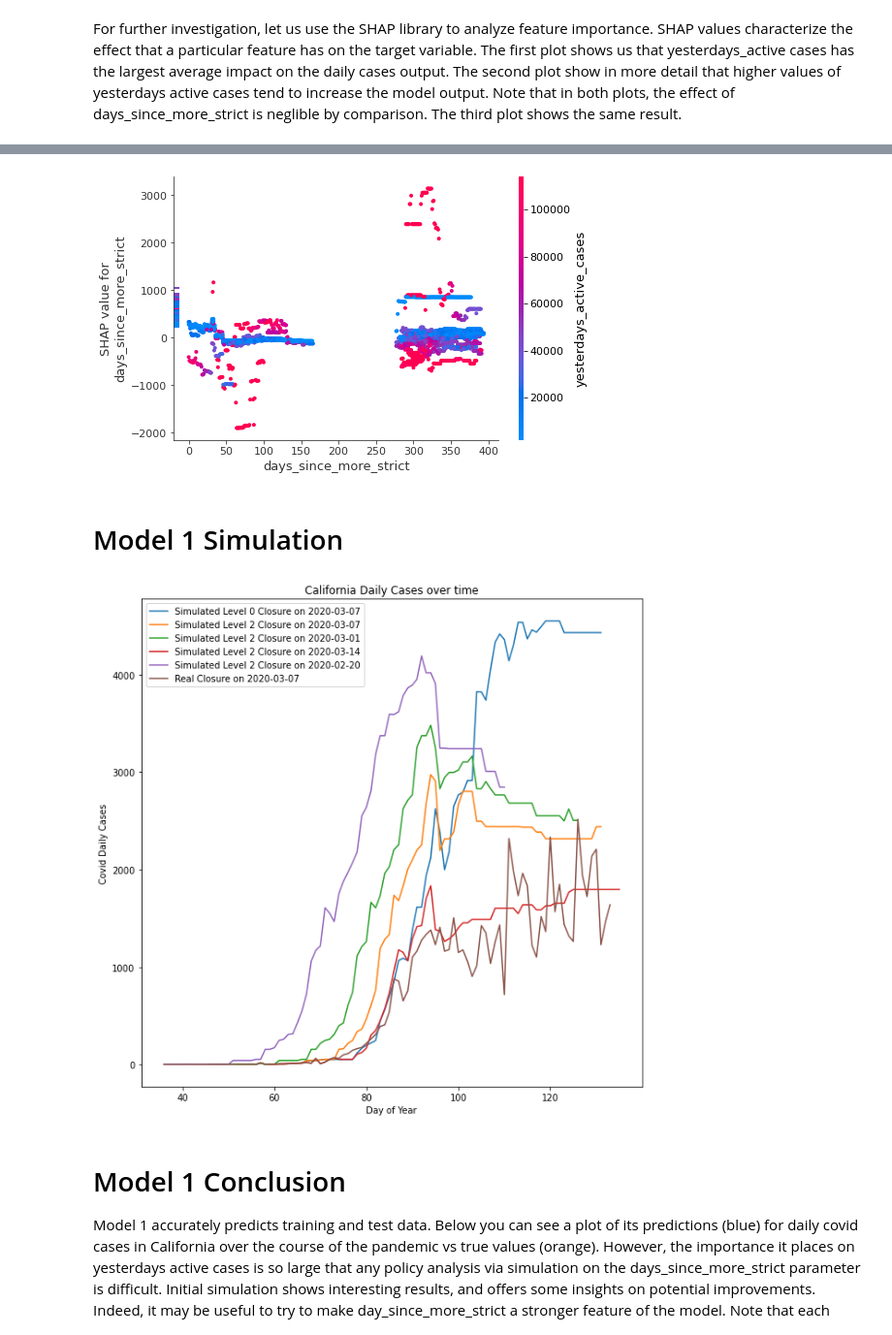
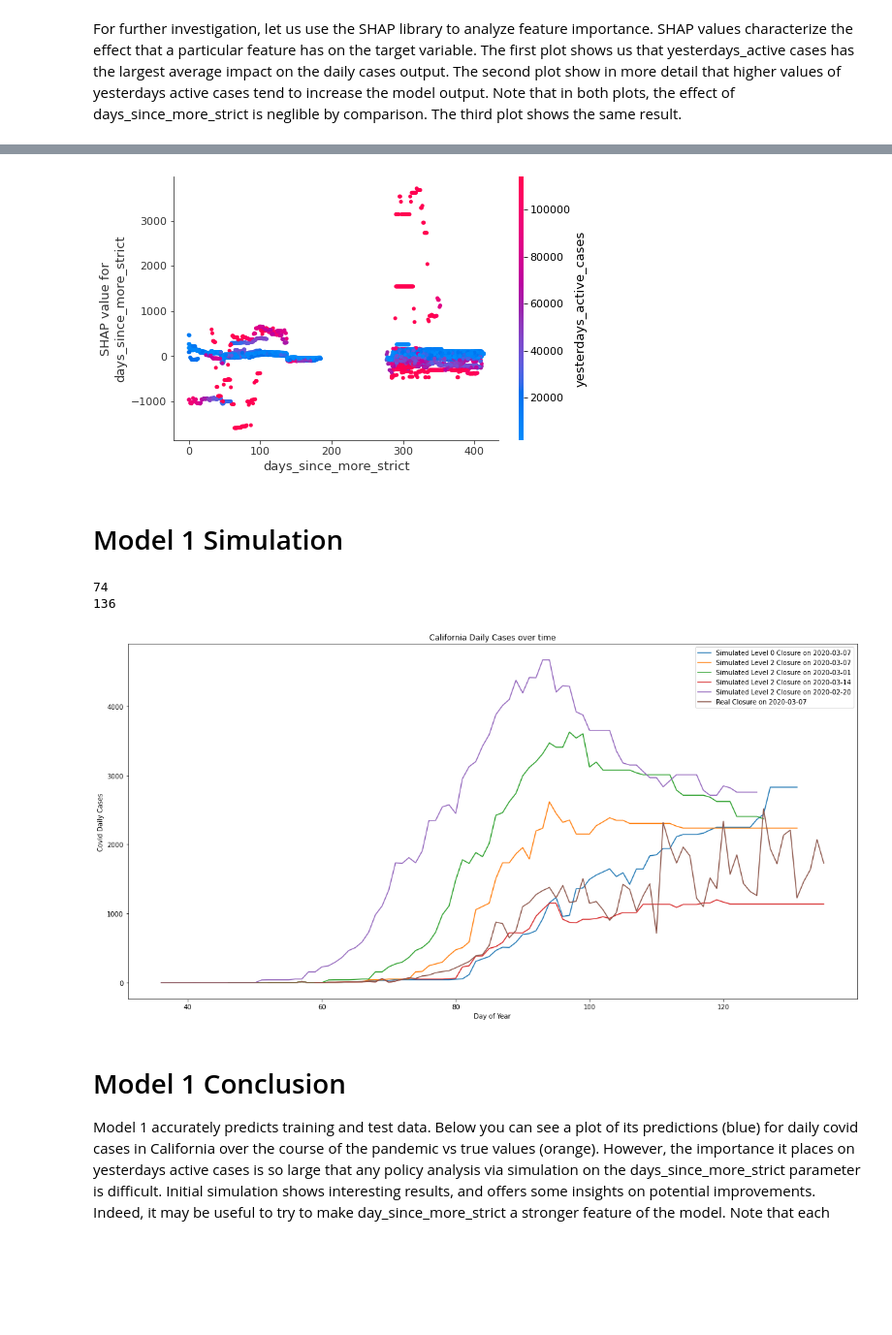
Before and after one commit to sashafomina/covid_policy_analysis, a Jupyter notebook: xgboost_closure.ipynb, the cells around one changed output, grey strips where cells are left out. Shown at 97% size. Saved outputs shown, nothing was run; the diff lists cells and outputs as text; code cells hidden in the pictures; blank space fills up the shorter version.

Commit message:
Added XGboost and LSTM to README + Minor Changes for data_funcs and initial_data_manip + Final versions of XGboost and LSTM notebooks

```diff
--- a/xgboost_closure.ipynb
+++ b/xgboost_closure.ipynb
@@ -115,7 +117,7 @@ input_df.loc[:, 'days_since_more_strict'] = time_elapsed_since_policy_change(inp
 input_df.rename(columns={'region_name': 'state'}, inplace=True)
 
 # Get US daily case data for 50 states
-us_state_daily = get_state_covid_daily_data()
+us_state_daily = get_state_covid_daily_data().reset_index(drop=True)
 not_states = ['District of Columbia', 'Guam', 'Northern Mariana Islands','Puerto Rico', 'Virgin Islands']
 us_state_daily_50 =  us_state_daily[~(us_state_daily.state.isin(not_states))]
 # %%
@@ -204,7 +206,7 @@ shap.summary_plot(shap_values, x_test_df)
 # %%
 shap.dependence_plot("days_since_more_strict", shap_values, x_test_df)
 # %% [output]
-[figure, old version]
+[figure, new version]
 # %% [markdown]
 # Model 1 Simulation
 # %%
@@ -219,7 +221,7 @@ def get_seed_m1(state, strictness, policy_dt):
     used to grab a yesterday_active_case number feature from the states
     true covid data.
     """
-    covid_df = get_state_covid_daily_data()
+    covid_df = get_state_covid_daily_data().reset_index(drop=True)
     pop_density_df = get_pop_density_by_state_data()
     wage_df = get_scaled_wages_data()[['state', 'scaled_median_income']]
     politic_df = get_political_data().reset_index()
@@ -256,9 +258,9 @@ def sim_m1(xgb_model, params):
     new daily case numbers via the XGBoost model 'xgb_model'. Predicted values are then plotted
     next to the true values for 'state' after 'policy_day'.
     """
-    fig = plt.figure(figsize=(10, 10))
+    fig = plt.figure(figsize=(20, 10))
     p_dates = []
-
+    sim_days = []
     for param in params:
         policy_day = param['policy_day']
         state = param['state']
@@ -267,10 +269,11 @@ def sim_m1(xgb_model, params):
 
         policy_dt = pd.to_datetime(policy_day)
         p_dates.append(policy_dt.dayofyear)
+        sim_days.append(num_days_sim + policy_dt.dayofyear)
 
         seed = get_seed_m1(state, strictness, policy_dt)
 
-        covid_df = get_state_covid_daily_data()
+        covid_df = get_state_covid_daily_data().reset_index(drop=True)
 
         results = list(covid_df.loc[(covid_df.state == state) &
                       (covid_df.date >= policy_dt - pd.Timedelta(days=15)) &
@@ -295,7 +298,10 @@ def sim_m1(xgb_model, params):
         plt.plot(days, results, label = 'Simulated Level {} Closure on {}'.format(strictness, policy_day))
 
     window_start = min(p_dates) - 15
-    window_end = max(p_dates) + num_days_sim
+    window_end = max(sim_days)
+
+    print(max(p_dates))
+    print(max(sim_days))
 
     plt.plot(list(range(window_start, window_end)),
              covid_df.loc[(covid_df.state == state) &
@@ -311,14 +317,16 @@ def sim_m1(xgb_model, params):
 # %%
 # Sanity Check: Should simulate not policy enacted. Covid numbers should be higher.
 # Actual policy_day for school closures in California : "2020-03-07"
 sim_m1(xg_reg, [{'num_days_sim': 65, 'strictness': 0, 'policy_day': "2020-03-07", 'state': "California"},
                 {'num_days_sim': 65, 'strictness': 2, 'policy_day': "2020-03-07", 'state': "California"},
                 {'num_days_sim': 66, 'strictness': 2, 'policy_day': "2020-03-01", 'state': "California"},
                 {'num_days_sim': 62, 'strictness': 2, 'policy_day': "2020-03-14", 'state': "California"},
-                {'num_days_sim': 60, 'strictness': 2, 'policy_day': "2020-02-20", 'state': "California"}
+                {'num_days_sim': 75, 'strictness': 2, 'policy_day': "2020-02-20", 'state': "California"}
                ])
 # %% [output]
+74
+136
-[figure, old version]
+[figure, new version]
 # %% [markdown]
 # Model 1 Conclusion
 Model 1 accurately predicts training and test data. Below you can see a plot of its predictions (blue) for daily covid cases in California over the course of the pandemic vs true values (orange). However,
```
Also changed, not shown: parts of 35 cells of this notebook, 4 other files.
